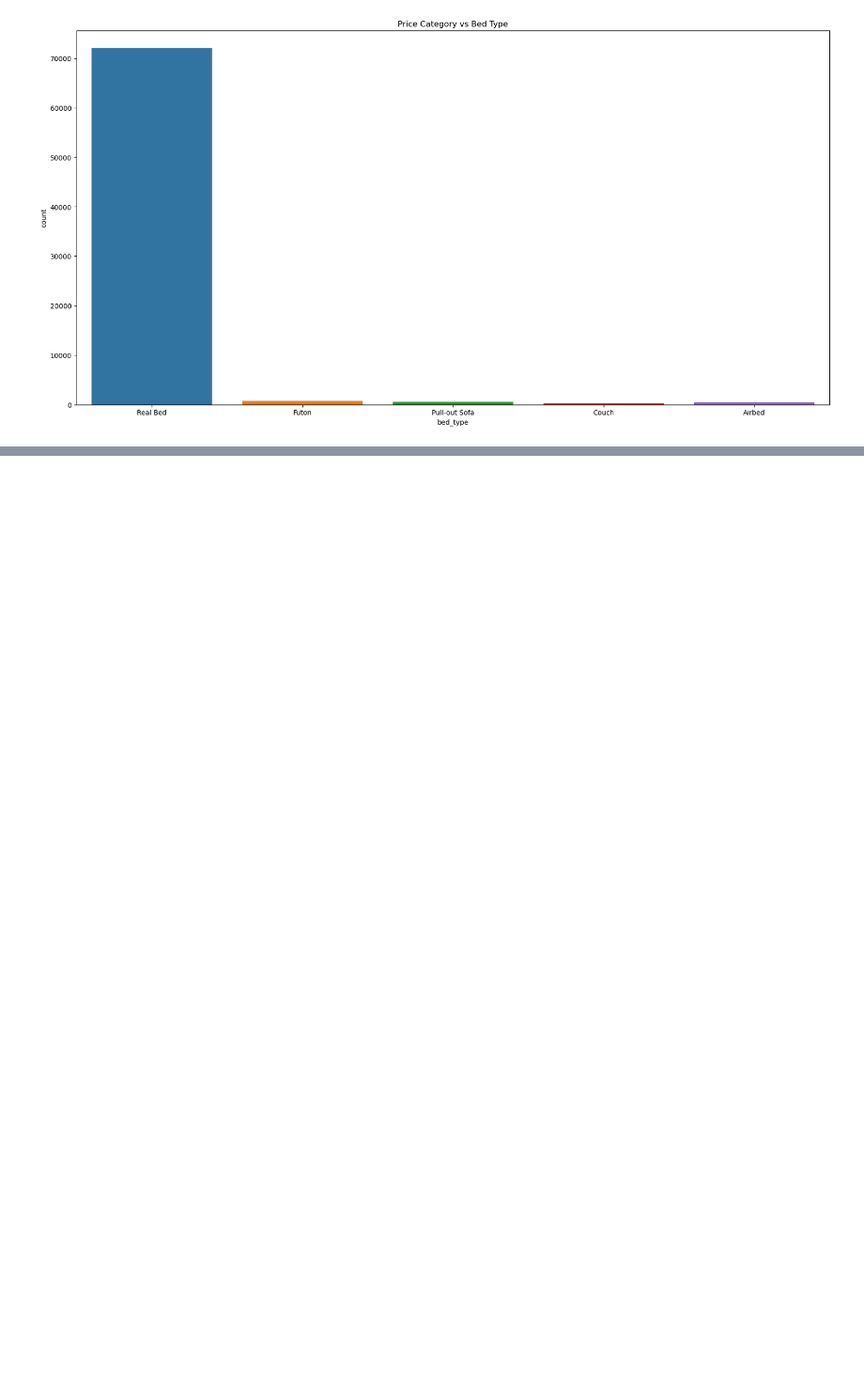
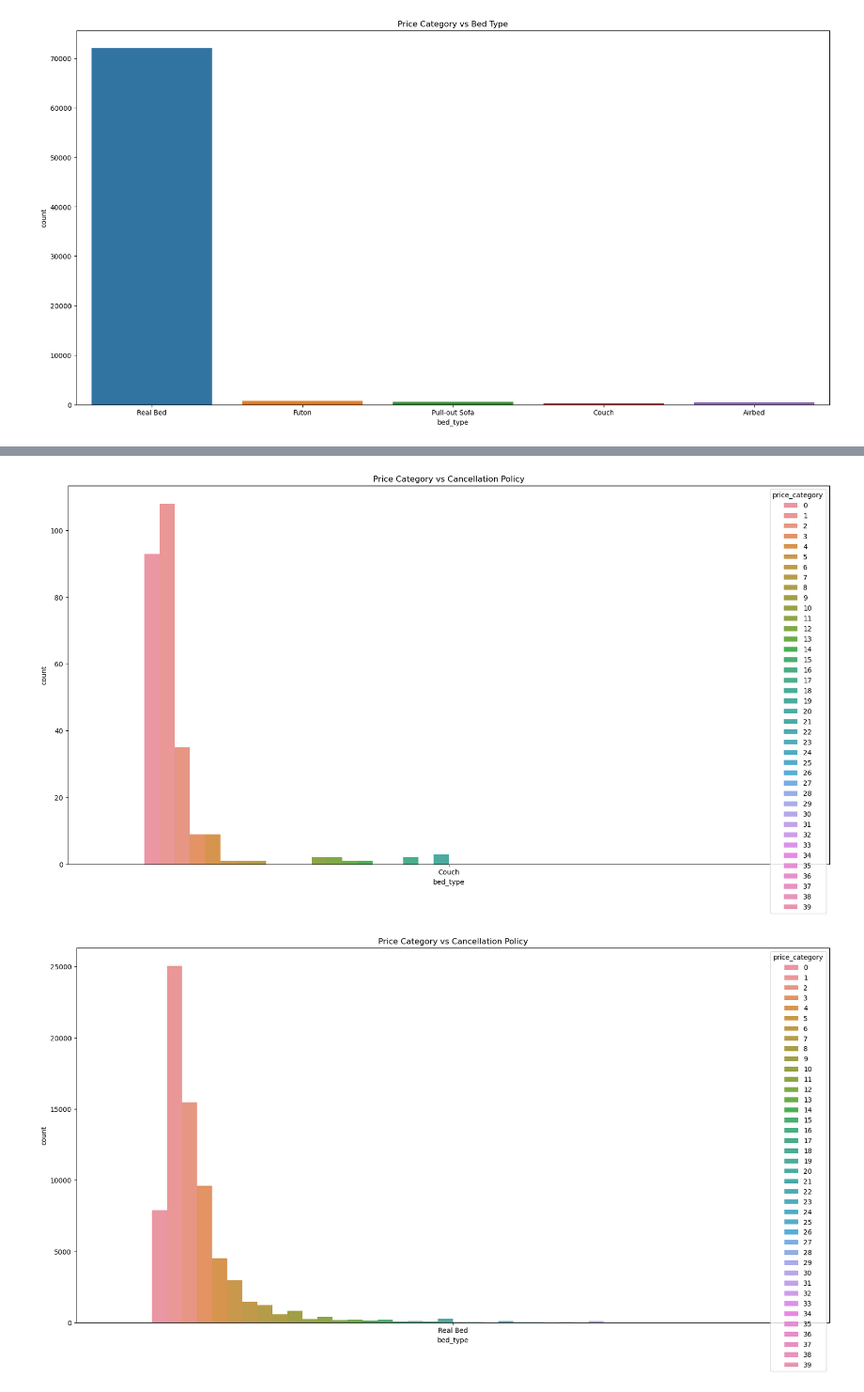
Before and after one commit to oamin12/Big-Data-Analysis-Project, a Jupyter notebook: Analysis.ipynb, the cells around one changed output, grey strips where cells are left out. Shown at 94% size. Saved outputs shown, nothing was run; the diff lists cells and outputs as text; code cells hidden in the pictures; blank space fills up the shorter version.

```diff
--- a/Analysis.ipynb
+++ b/Analysis.ipynb
@@ -250,0 +274,9 @@ plt.show()
+# %%
+for bed in set(df['bed_type']):
+    plt.figure(figsize=(20,10))
+    sns.countplot(x='bed_type',hue=df['price_category'], data=df[df['bed_type'] == bed])
+    plt.title('Price Category vs Cancellation Policy')
+    plt.show()
+# %% [output]
+[figure, added]
+[figure, added]
```
Also changed, not shown: parts of 20 cells of this notebook.
